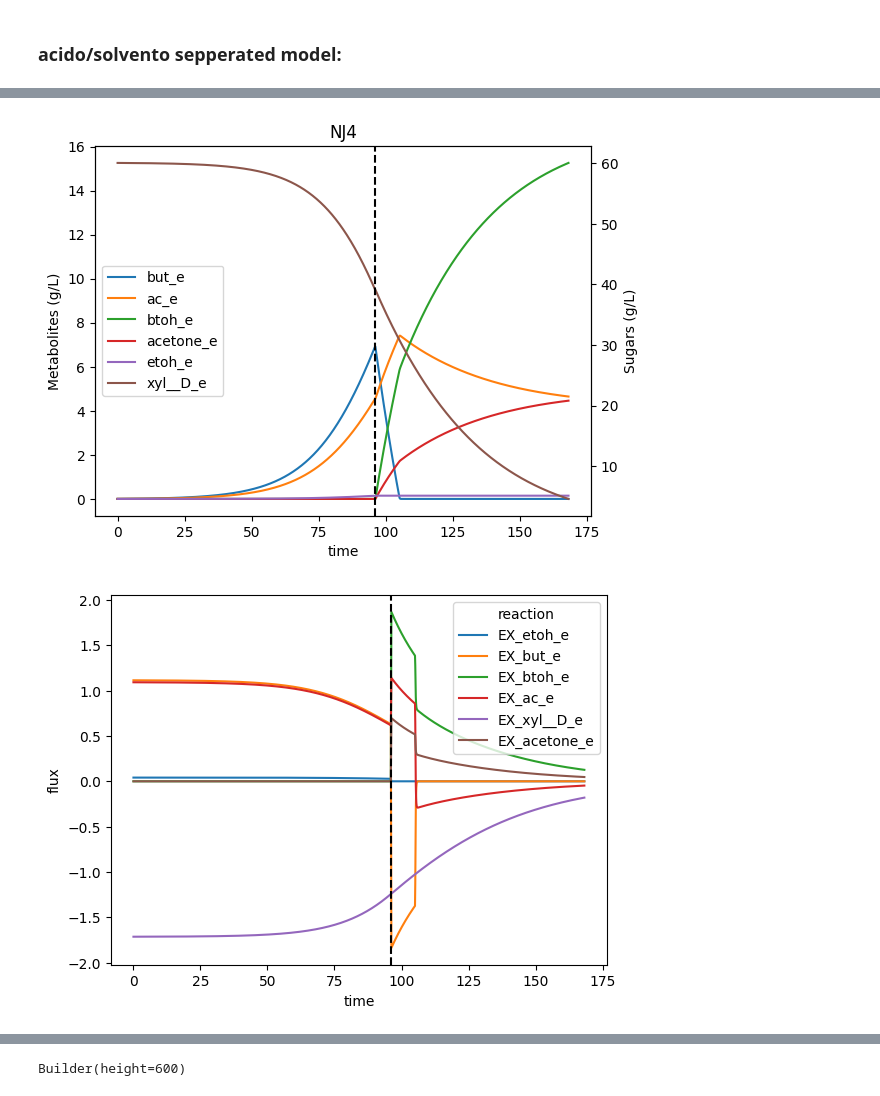
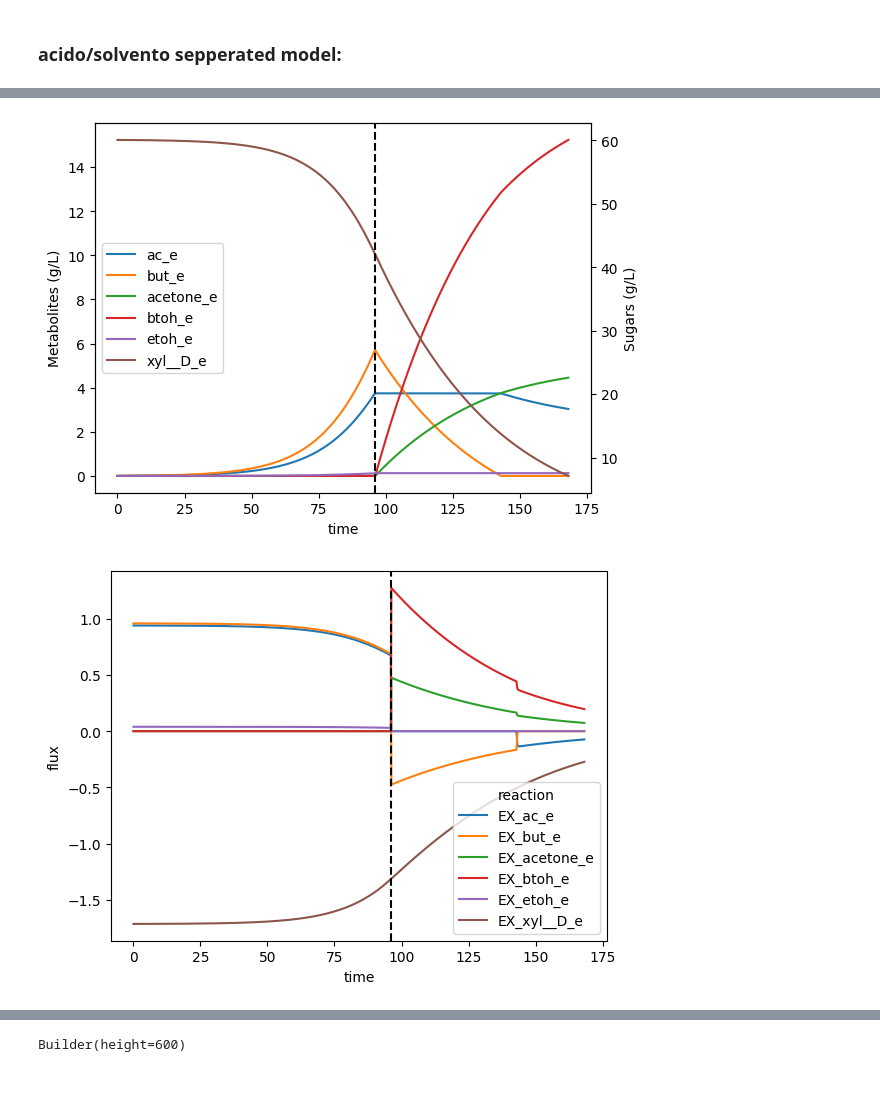
Before and after one commit to andreastallvik/BIOTBT3900, a Jupyter notebook: community_modelling/CBP_butanol/nj4_sim.ipynb, the cells around one changed output, grey strips where cells are left out. Drawn from its saved outputs; the diff is of its cells as text; code cells hidden in the pictures.

```diff
--- a/community_modelling/CBP_butanol/nj4_sim.ipynb
+++ b/community_modelling/CBP_butanol/nj4_sim.ipynb
@@ -61,15 +61,15 @@ for rx in KO_rx:
     nj4_acido.reactions.get_by_id(rx).bounds = (0, 0)
     nj4_solvento.reactions.get_by_id(rx).bounds = (0, 0)
 
-# # TCA cycle
-# nj4_acido.reactions.SUCD2.bounds = (-1000, 1000)
+# TCA cycle
+nj4_acido.reactions.SUCD2.bounds = (-1000, 1000)
 
-# # "closing off" reductive TCA for solventogenesis
-# nj4_solvento.reactions.SUCD2.bounds = (-1000, 0)
-# nj4_solvento.reactions.MDH.bounds = (-1000, 0)
-# # nj4_solvento.reactions.FUM.bounds = (-1000, 0)
+# "closing off" reductive TCA for solventogenesis
+nj4_solvento.reactions.SUCD2.bounds = (-1000, 0)
+nj4_solvento.reactions.MDH.bounds = (-1000, 0)
+# nj4_solvento.reactions.FUM.bounds = (-1000, 0)
 
-# knock out reactions for acetate and butyrate production
+# # knock out reactions for acetate and butyrate production
 nj4_solvento.reactions.ACtr.bounds = (0, 1000)
 nj4_solvento.reactions.BUTt.bounds = (0, 1000)
 # %%
@@ -536,3 +536,11 @@ added_metabilotes = {k:0.5 for k in added_metabilotes}
 added_metabilotes["xyl__D_e"] = 20 # 20 mmol corresponds to 60 g/L xylose
 # %%
 from utils.kinetic_params import NJ4_VMAX, NJ4_KM
+# %%
+AA_uptake_rx = ["EX_val__L_e", "EX_arg__L_e", "EX_asp__L_e", "EX_dhptd_e", "EX_glu__L_e", "EX_ile__L_e", "EX_ser__L_e",
+                "EX_thr__L_e", "EX_ala__L_e", "EX_cys__L_e", "EX_gly_e", "EX_his__L_e", "EX_leu__L_e",
+                "EX_met__L_e", "EX_phe__L_e", "EX_pro__L_e", "EX_tyr__L_e", "EX_trp__L_e", "EX_lys__L_e"]
+
+
+for rx in AA_uptake_rx:
+    NJ4_KM[rx] = 1
@@ -591,21 +603,23 @@ Done!
 # %%
 bm, met, fluxes = cf.collapse_sequential_sim(acido_sim, solvento_sim, mult_species=False)
 # %%
-metabolites = ["xyl__D_e", "but_e", "ac_e","btoh_e", "acetone_e",  "etoh_e"]
+metabolites = ["xyl__D_e", "ac_e", "but_e",  "acetone_e", "btoh_e",  "etoh_e"]
 
 cf.plot_metabolites(metabolites_time_series=met, metabolites=metabolites, inoc_time=96, use_molar_amount=False)
+
 # import matplotlib.pyplot as plt
-# plt.title("NJ4")
 # plt.savefig("figures/nj4.svg", format="svg")
 # %% [output]
-[figure, old version]
+[figure, new version]
 # %%
 import matplotlib.pyplot as plt
 
-production_reactions = ["EX_etoh_e", "EX_but_e", "EX_btoh_e", "EX_ac_e", "EX_xyl__D_e", "EX_acetone_e"]
+production_reactions = ["EX_ac_e", "EX_but_e", "EX_acetone_e", "EX_btoh_e", "EX_etoh_e", "EX_xyl__D_e"]
 
 cf.plot_reaction_flux(fluxes=fluxes["NJ4"], reactions=production_reactions, inoc_time=96)
+
+#plt.savefig("figures/nj4_flux.svg", format="svg")
 # %% [output]
-[figure, old version]
+[figure, new version]
 # %%
 cf.plot_biomass(total_biomass=bm, inoc_time=96)
```
Also changed, not shown: parts of 4 cells of this notebook, 3 other files.
